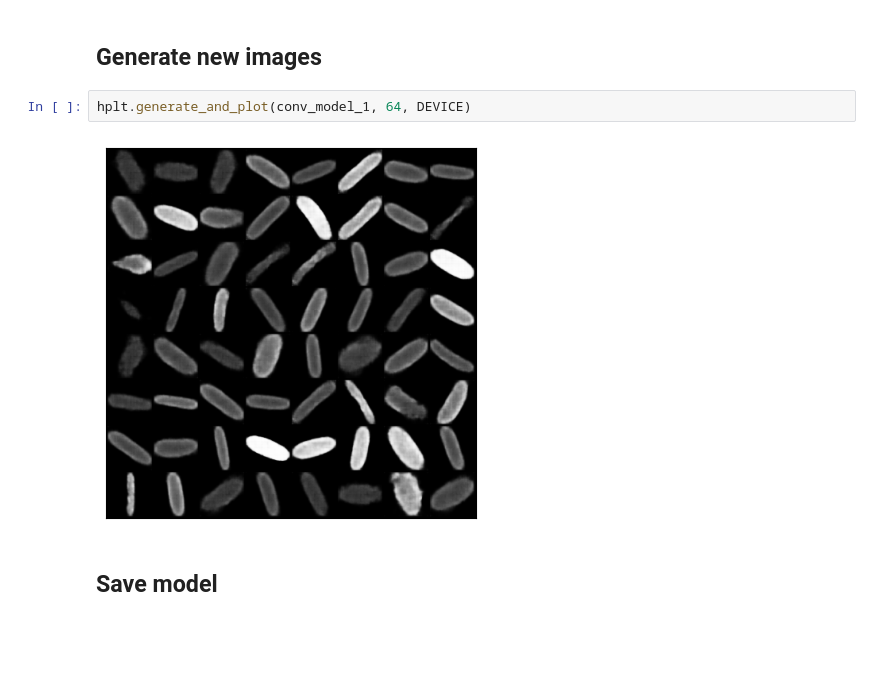
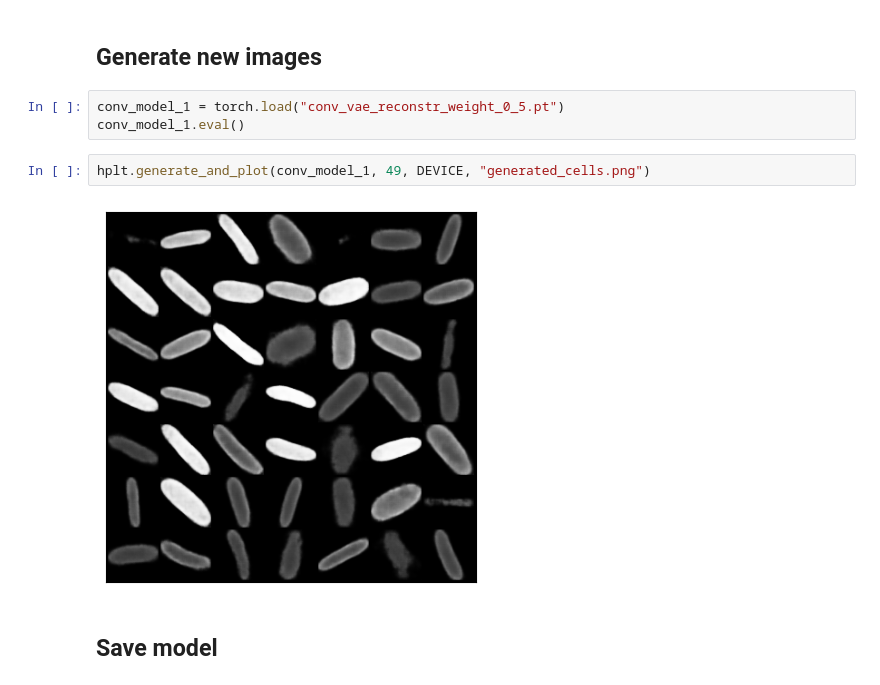
Before and after one commit to anghol/vae-cells, a Jupyter notebook: notebooks/vae_for_cells.ipynb, the cells around one changed output. Drawn from its saved outputs; the diff is of its cells as text; blank space fills up the shorter version.

```diff
--- a/notebooks/vae_for_cells.ipynb
+++ b/notebooks/vae_for_cells.ipynb
@@ -198,10 +198,13 @@ hplt.plot_original_and_decoded(conv_model_1, train_loader, 10, DEVICE)
 [figure]
 # %% [markdown]
 ## Generate new images
+# %%
+conv_model_1 = torch.load("conv_vae_reconstr_weight_0_5.pt")
+conv_model_1.eval()
 # %%
-hplt.generate_and_plot(conv_model_1, 64, DEVICE)
+hplt.generate_and_plot(conv_model_1, 49, DEVICE, "generated_cells.png")
 # %% [output]
-[figure, old version]
+[figure, new version]
 # %% [markdown]
 ## Save model
 # %%
```
Also changed, not shown: parts of 9 cells of this notebook, 5 other files.
